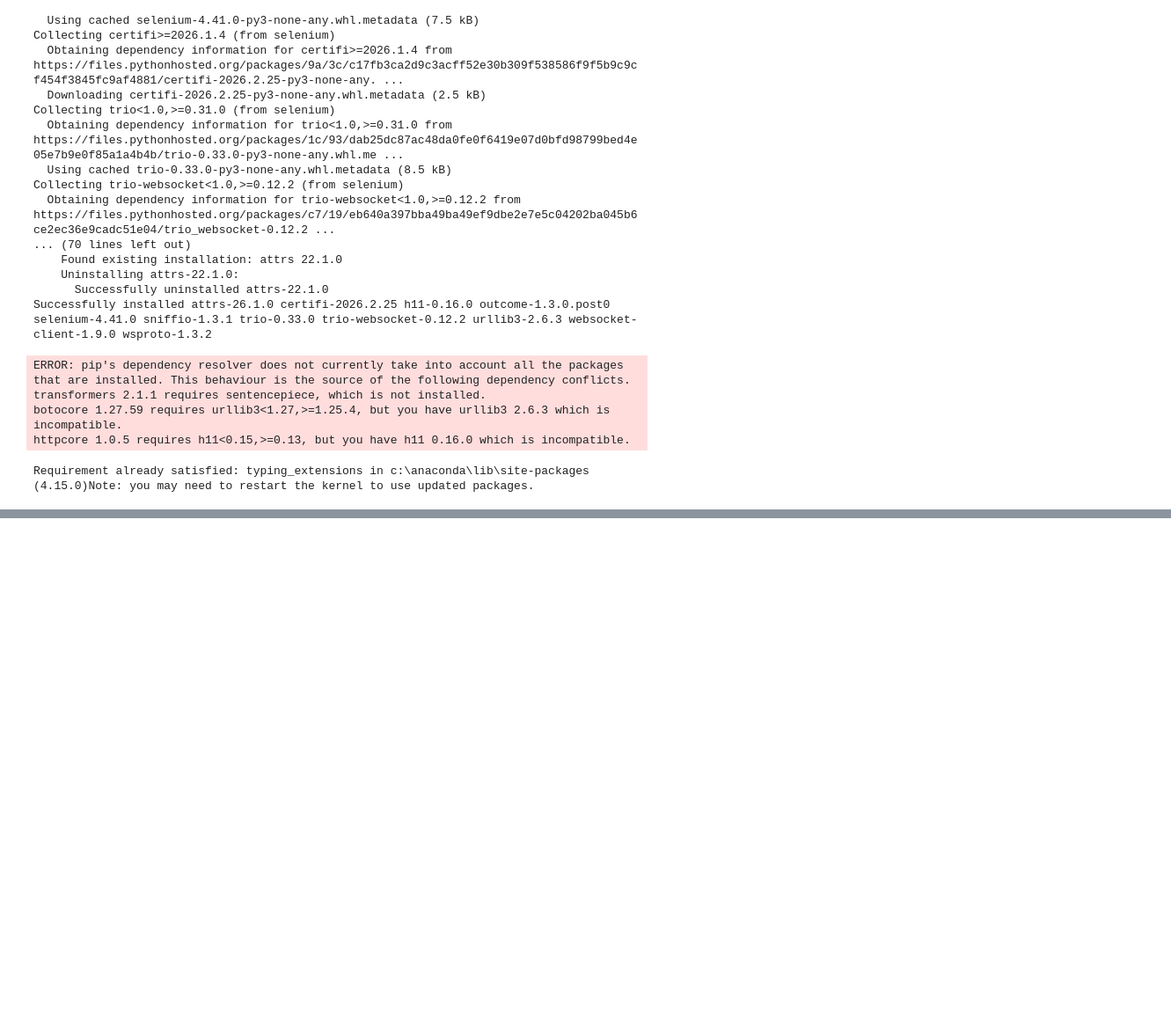
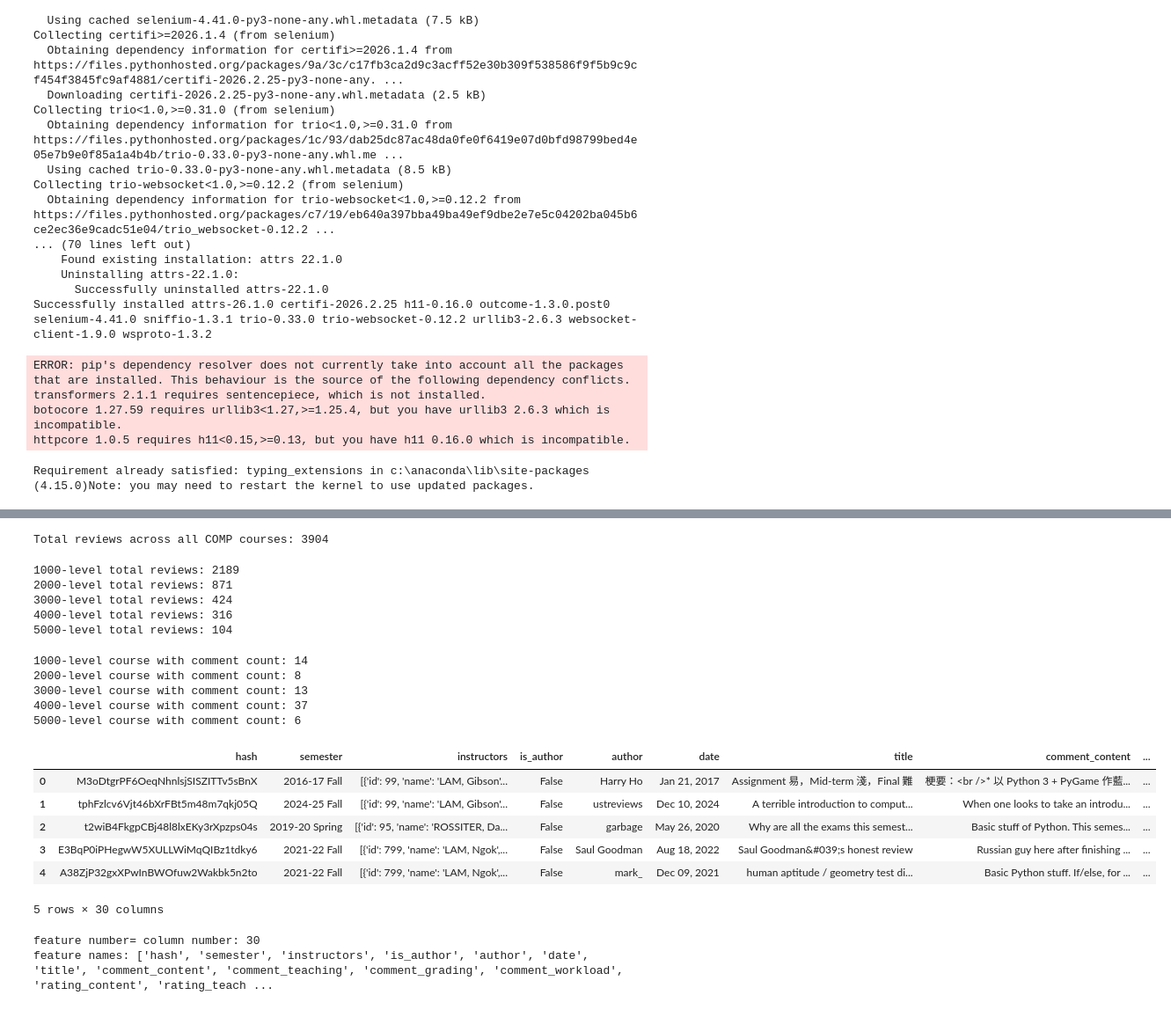
Before and after one commit to Timthn/UST_COMP_Course_Workload_MachineLearning_Prediction, a Jupyter notebook: 1.ieda3560_project_web_scrab.ipynb, the cells around one changed output, grey strips where cells are left out. Shown at 88% size. Saved outputs shown, nothing was run; the diff lists cells and outputs as text; code cells hidden in the pictures; blank space fills up the shorter version.

```diff
--- a/1.ieda3560_project_web_scrab.ipynb
+++ b/1.ieda3560_project_web_scrab.ipynb
@@ -416,0 +647,69 @@ All tasks completed successfully!
+# %%
+df_summary["course review number"].sum()
+print(f"Total reviews across all COMP courses: {df_summary['course review number'].sum()}")
+# %% [output]
+Total reviews across all COMP courses: 3904
+# %%
+
+df_summary["course name"] = df_summary["course name"].astype(str)
+df_summary["course review number"] = pd.to_numeric(df_summary["course review number"], errors="coerce").fillna(0)
+
+# split the dataframe into 4 dataframes based on the level of the course (1000-level, 2000-level, 3000-level, 4000-level)
+df_level_1 = df_summary[df_summary["course name"].str[4] == "1"].copy()
+df_level_2 = df_summary[df_summary["course name"].str[4] == "2"].copy()
+df_level_3 = df_summary[df_summary["course name"].str[4] == "3"].copy()
+df_level_4 = df_summary[df_summary["course name"].str[4] == "4"].copy()
+df_level_5 = df_summary[df_summary["course name"].str[4] == "5"].copy()
+# sum the review numbers for each level
+sum_reviews_1 = int(df_level_1["course review number"].sum())
+sum_reviews_2 = int(df_level_2["course review number"].sum())
+sum_reviews_3 = int(df_level_3["course review number"].sum())
+sum_reviews_4 = int(df_level_4["course review number"].sum())
+sum_reviews_5 = int(df_level_5["course review number"].sum())
+
+print("1000-level total reviews:", sum_reviews_1)
+print("2000-level total reviews:", sum_reviews_2)
+print("3000-level total reviews:", sum_reviews_3)
+print("4000-level total reviews:", sum_reviews_4)
+print("5000-level total reviews:", sum_reviews_5)
+# %% [output]
+1000-level total reviews: 2189
+2000-level total reviews: 871
+3000-level total reviews: 424
+4000-level total reviews: 316
+5000-level total reviews: 104
+# %%
+count_courses_1 = len(df_level_1)
+count_courses_2 = len(df_level_2)
+count_courses_3 = len(df_level_3)
+count_courses_4 = len(df_level_4)
+count_courses_5 = len(df_level_5)
+
+print("1000-level course with comment count:", count_courses_1)
+print("2000-level course with comment count:", count_courses_2)
+print("3000-level course with comment count:", count_courses_3)
+print("4000-level course with comment count:", count_courses_4)
+print("5000-level course with comment count:", count_courses_5)
+# %% [output]
+1000-level course with comment count: 14
+2000-level course with comment count: 8
+3000-level course with comment count: 13
+4000-level course with comment count: 37
+5000-level course with comment count: 6
+# %%
+# check data quality:
+df_sample_review=pd.read_csv(root / "COMP1021/COMP1021_reviews.csv")
+display(df_sample_review.head(5))
+print(f"feature number= column number: {df_sample_review.shape[1]}")
+feature_names = df_sample_review.columns.tolist()
+print("feature names:", feature_names)
+# %% [output]
+|  | hash | semester | instructors | is_author | author | date | title | comment_content | ... |
+| 0 | M3oDtgrPF6OeqNhnlsjSISZITTv5sBnX | 2016-17 Fall | [{'id': 99, 'name': 'LAM, Gibson'... | False | Harry Ho | Jan 21, 2017 | Assignment 易，Mid-term 淺，Final 難 | 梗要：<br />* 以 Python 3 + PyGame 作藍... | ... |
+| 1 | tphFzlcv6Vjt46bXrFBt5m48m7qkj05Q | 2024-25 Fall | [{'id': 99, 'name': 'LAM, Gibson'... | False | ustreviews | Dec 10, 2024 | A terrible introduction to comput... | When one looks to take an introdu... | ... |
+| 2 | t2wiB4FkgpCBj48l8lxEKy3rXpzps04s | 2019-20 Spring | [{'id': 95, 'name': 'ROSSITER, Da... | False | garbage | May 26, 2020 | Why are all the exams this semest... | Basic stuff of Python. This semes... | ... |
+| 3 | E3BqP0iPHegwW5XULLWiMqQIBz1tdky6 | 2021-22 Fall | [{'id': 799, 'name': 'LAM, Ngok',... | False | Saul Goodman | Aug 18, 2022 | Saul Goodman&#039;s honest review | Russian guy here after finishing ... | ... |
+| 4 | A38ZjP32gxXPwInBWOfuw2Wakbk5n2to | 2021-22 Fall | [{'id': 799, 'name': 'LAM, Ngok',... | False | mark_ | Dec 09, 2021 | human aptitude / geometry test di... | Basic Python stuff. If/else, for ... | ... |
+5 rows × 30 columns
+feature number= column number: 30
+feature names: ['hash', 'semester', 'instructors', 'is_author', 'author', 'date', 'title', 'comment_content', 'comment_teaching', 'comment_grading', 'comment_workload', 'rating_content', 'rating_teach ...
```
Also changed, not shown: parts of 19 cells of this notebook, 1 other file.
